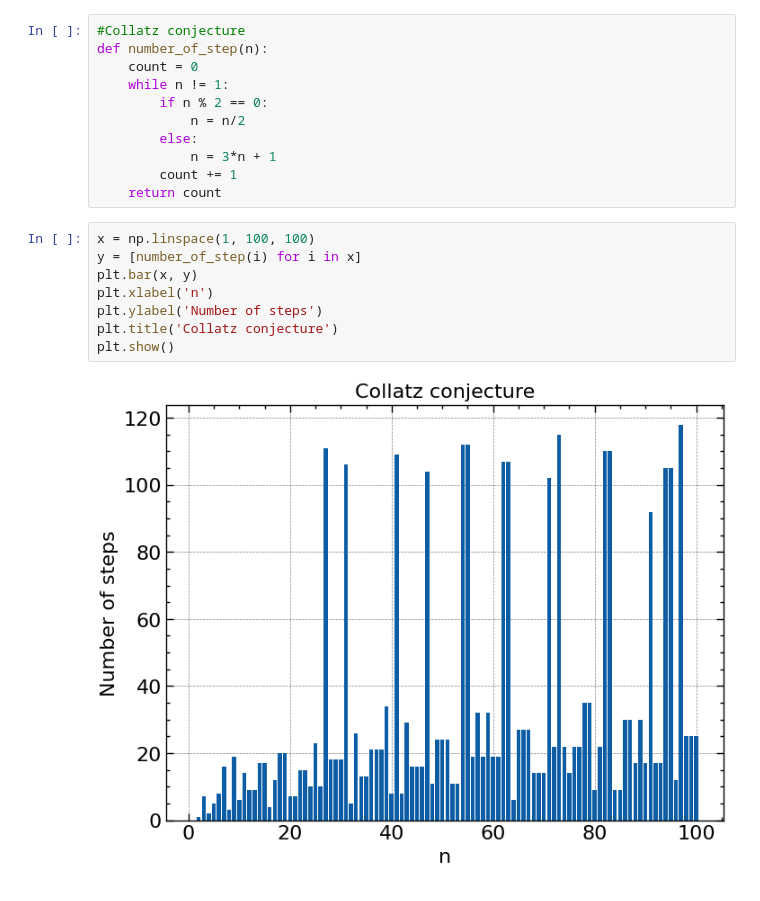
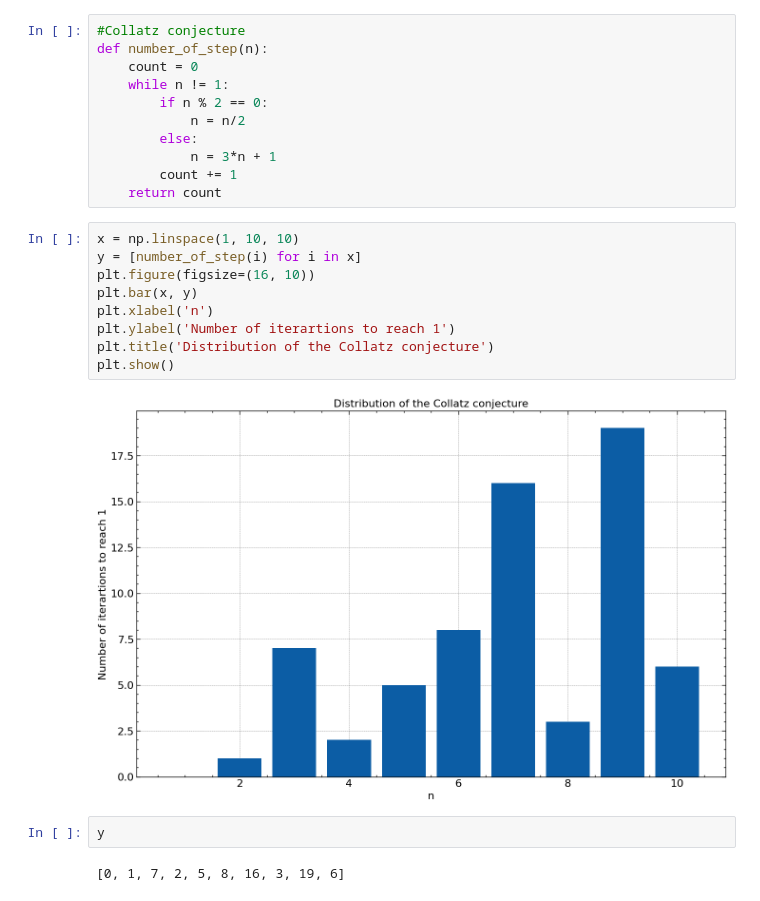
Before and after one commit to Souvik-0612/UnderGrad, a Jupyter notebook: 6th sem/Verification of central limit theorem.ipynb, the cells around one changed output. Saved outputs shown, nothing was run; the diff lists cells and outputs as text.

```diff
--- a/6th sem/Verification of central limit theorem.ipynb
+++ b/6th sem/Verification of central limit theorem.ipynb
@@ -16,12 +16,17 @@ def number_of_step(n):
         count += 1
     return count
 # %%
-x = np.linspace(1, 100, 100)
+x = np.linspace(1, 10, 10)
 y = [number_of_step(i) for i in x]
+plt.figure(figsize=(16, 10))
 plt.bar(x, y)
 plt.xlabel('n')
-plt.ylabel('Number of steps')
-plt.title('Collatz conjecture')
+plt.ylabel('Number of iterartions to reach 1')
+plt.title('Distribution of the Collatz conjecture')
 plt.show()
 # %% [output]
-[figure, old version]
+[figure, new version]
+# %%
+y
+# %% [output]
+[0, 1, 7, 2, 5, 8, 16, 3, 19, 6]
```
Also changed, not shown: parts of 1 cell of this notebook, 2 other files.
